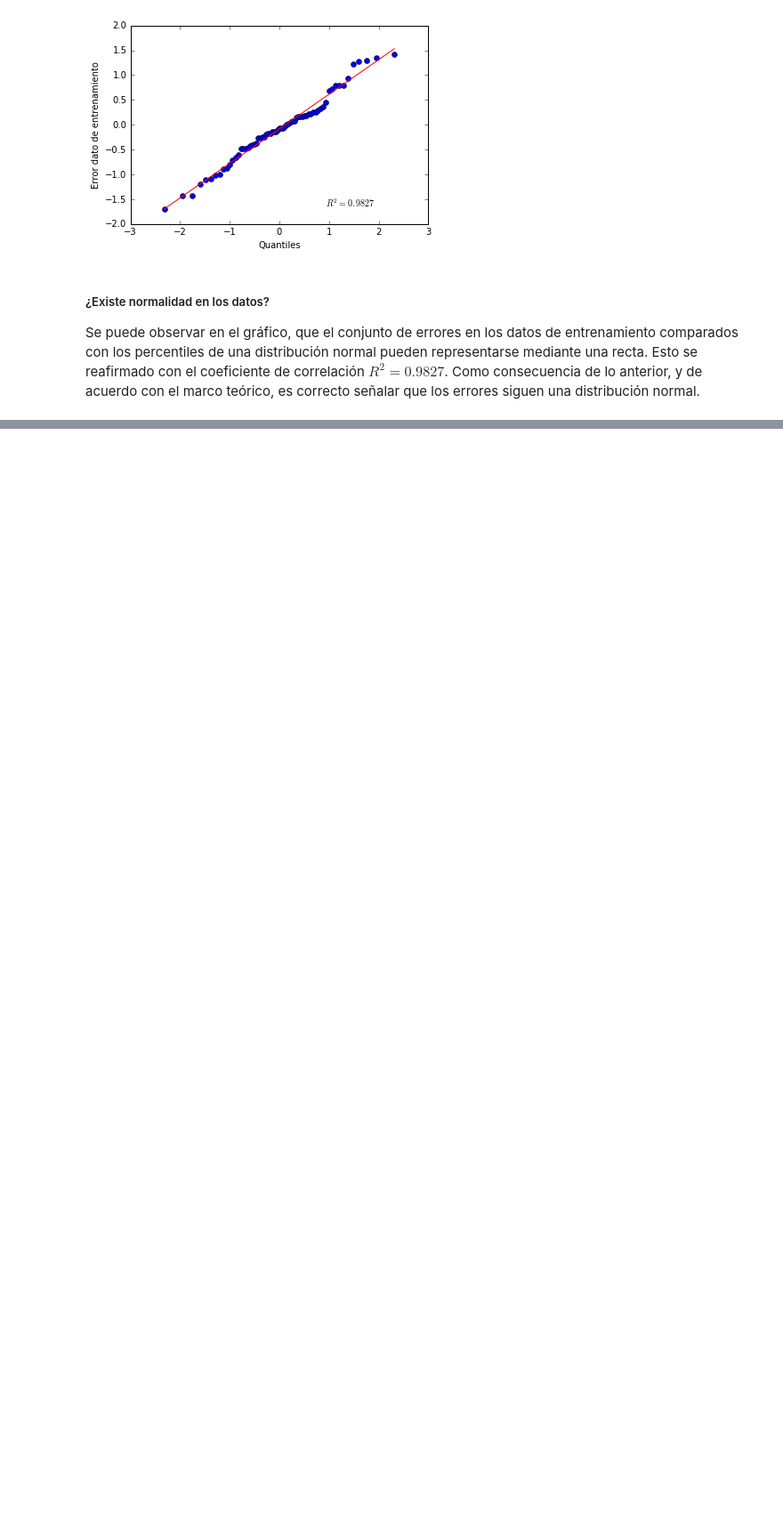
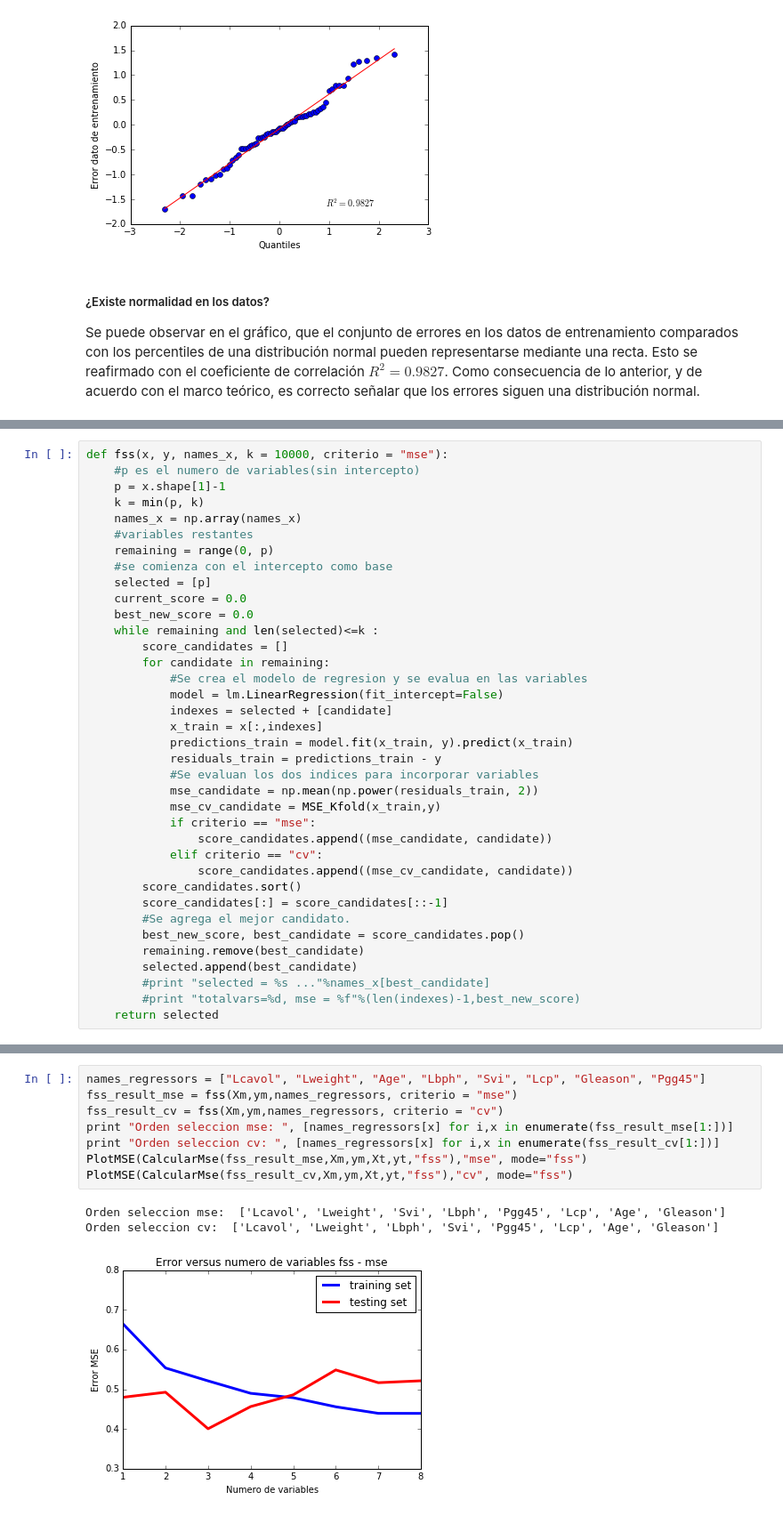
Before and after one commit to mazino/ML-Tarea1, a Jupyter notebook: code/Regresion Lineal.ipynb, the cells around one changed output, grey strips where cells are left out. Shown at 89% size. Saved outputs shown, nothing was run; the diff lists cells and outputs as text; blank space fills up the shorter version.

```diff
--- a/code/Regresion Lineal.ipynb
+++ b/code/Regresion Lineal.ipynb
@@ -206,0 +243,37 @@ Se puede observar en el gráfico, que el conjunto de errores en los datos de ent
+# %%
+def fss(x, y, names_x, k = 10000, criterio = "mse"):
+    #p es el numero de variables(sin intercepto)
+	p = x.shape[1]-1
+	k = min(p, k)
+	names_x = np.array(names_x)
+    #variables restantes
+	remaining = range(0, p)
+    #se comienza con el intercepto como base
+	selected = [p]
+	current_score = 0.0
+	best_new_score = 0.0
+	while remaining and len(selected)<=k :
+		score_candidates = []
+		for candidate in remaining:
+            #Se crea el modelo de regresion y se evalua en las variables
+			model = lm.LinearRegression(fit_intercept=False)
+			indexes = selected + [candidate]
+			x_train = x[:,indexes]
+			predictions_train = model.fit(x_train, y).predict(x_train)
+			residuals_train = predictions_train - y
+            #Se evaluan los dos indices para incorporar variables
+			mse_candidate = np.mean(np.power(residuals_train, 2))
+			mse_cv_candidate = MSE_Kfold(x_train,y)
+			if criterio == "mse":
+				score_candidates.append((mse_candidate, candidate))
+			elif criterio == "cv":
+				score_candidates.append((mse_cv_candidate, candidate))
+		score_candidates.sort()
+		score_candidates[:] = score_candidates[::-1]
+        #Se agrega el mejor candidato.
+		best_new_score, best_candidate = score_candidates.pop()
+		remaining.remove(best_candidate)
+		selected.append(best_candidate)
+		#print "selected = %s ..."%names_x[best_candidate]
+		#print "totalvars=%d, mse = %f"%(len(indexes)-1,best_new_score)
+	return selected
@@ -206,0 +334,12 @@ Se puede observar en el gráfico, que el conjunto de errores en los datos de ent
+# %%
+names_regressors = ["Lcavol", "Lweight", "Age", "Lbph", "Svi", "Lcp", "Gleason", "Pgg45"]
+fss_result_mse = fss(Xm,ym,names_regressors, criterio = "mse")
+fss_result_cv = fss(Xm,ym,names_regressors, criterio = "cv")
+print "Orden seleccion mse: ", [names_regressors[x] for i,x in enumerate(fss_result_mse[1:])]
+print "Orden seleccion cv: ", [names_regressors[x] for i,x in enumerate(fss_result_cv[1:])]
+PlotMSE(CalcularMse(fss_result_mse,Xm,ym,Xt,yt,"fss"),"mse", mode="fss")
+PlotMSE(CalcularMse(fss_result_cv,Xm,ym,Xt,yt,"fss"),"cv", mode="fss")
+# %% [output]
+Orden seleccion mse:  ['Lcavol', 'Lweight', 'Svi', 'Lbph', 'Pgg45', 'Lcp', 'Age', 'Gleason']
+Orden seleccion cv:  ['Lcavol', 'Lweight', 'Lbph', 'Svi', 'Pgg45', 'Lcp', 'Age', 'Gleason']
+[figure, added]
```
Also changed, not shown: parts of 35 cells of this notebook.
